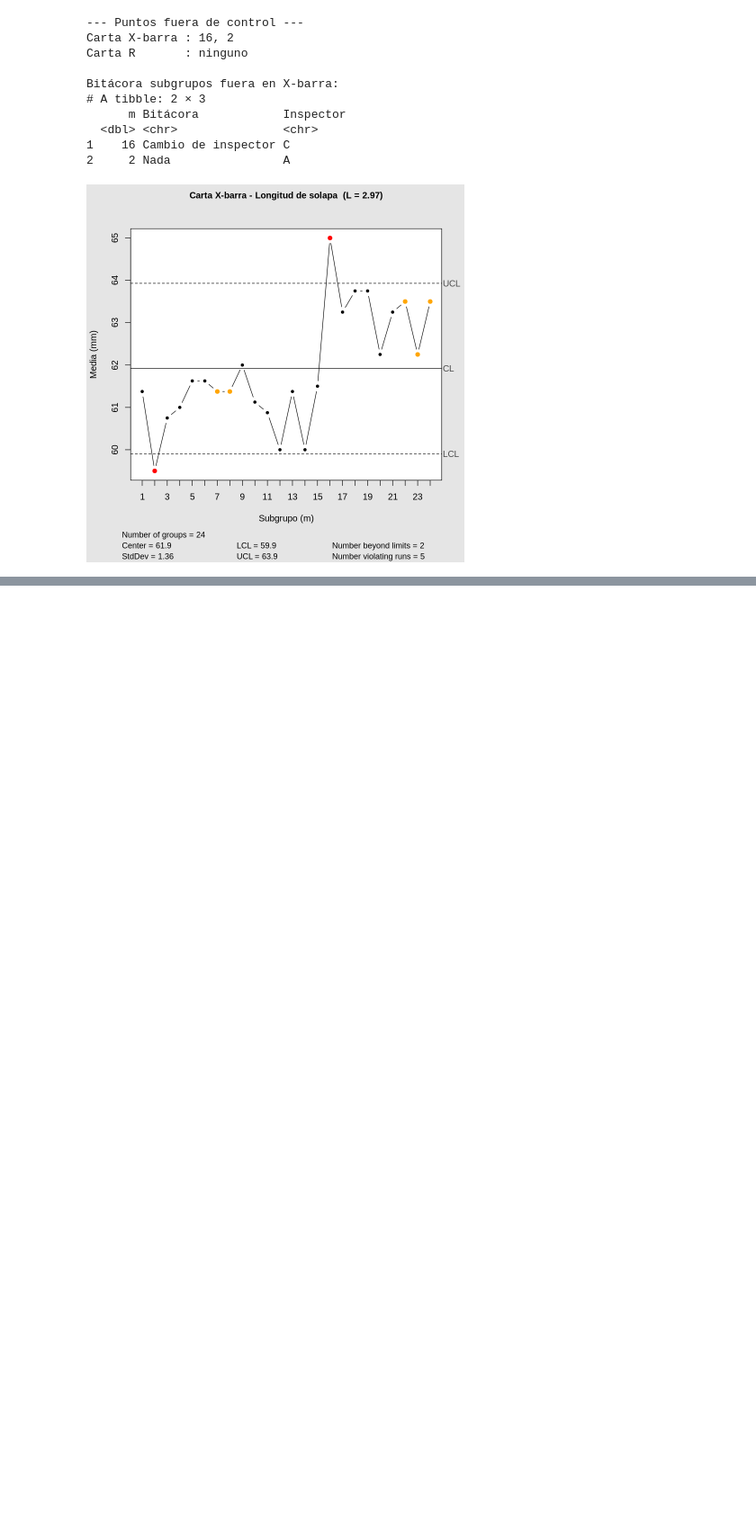
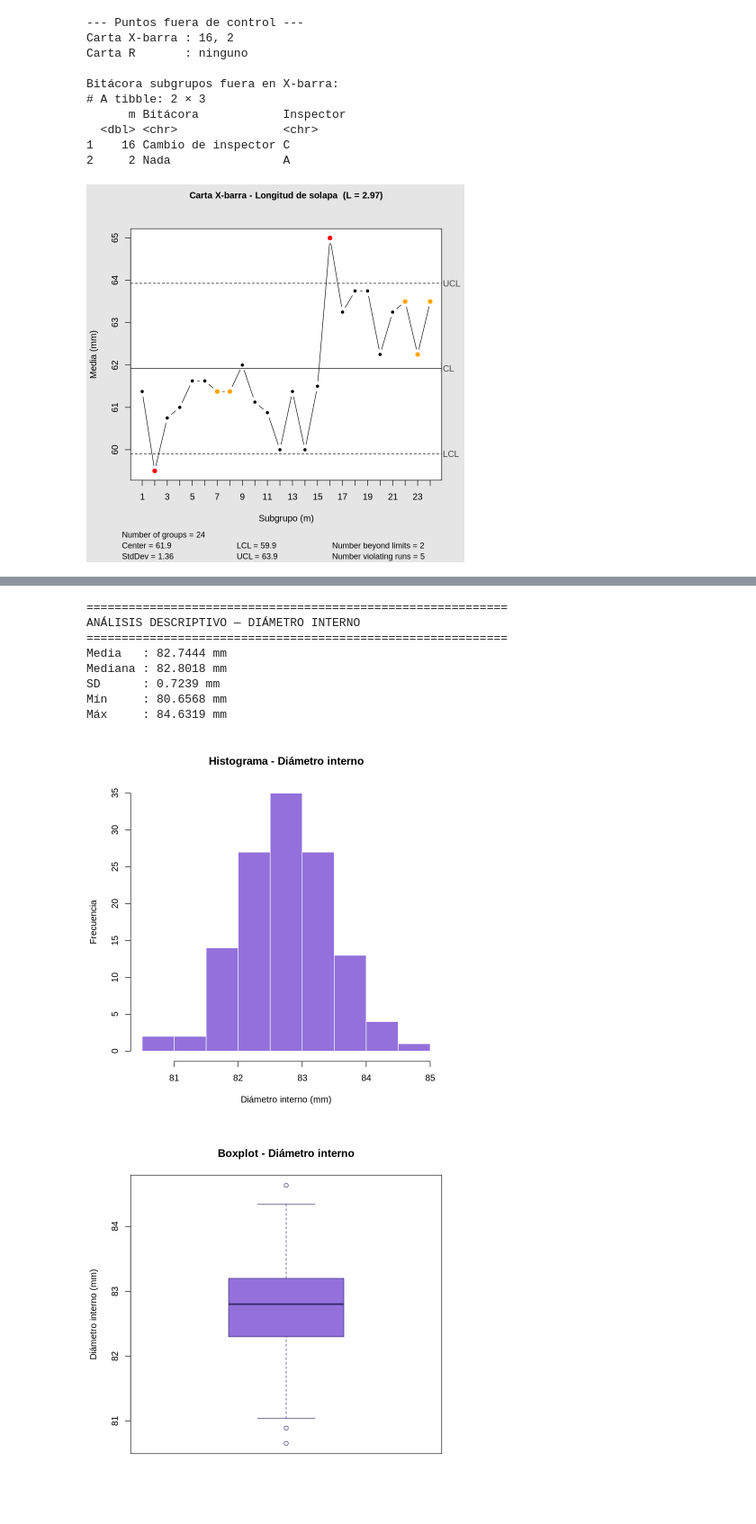
Before and after one commit to juanflo-svg/origami_quality_control, a Jupyter notebook: Copia_de_datos_RadioInterno_simulados.ipynb, the cells around one changed output, grey strips where cells are left out. Shown at 90% size. Cells and saved outputs as stored; diff of their text form; code cells hidden in the pictures; blank space fills up the shorter version.

```diff
--- a/Copia_de_datos_RadioInterno_simulados.ipynb
+++ b/Copia_de_datos_RadioInterno_simulados.ipynb
@@ -431,0 +300,64 @@ A matrix: 25 × 5 of type dbl
+# %%
+# ============================================================
+# ANÁLISIS DESCRIPTIVO
+# ============================================================
+
+valores_diam        <- as.vector(datos_diam)
+media_subgrupos_diam <- rowMeans(datos_diam)
+rango_subgrupos_diam <- apply(datos_diam, 1, function(x) max(x) - min(x))
+
+cat("============================================================\n")
+cat("ANÁLISIS DESCRIPTIVO — DIÁMETRO INTERNO\n")
+cat("============================================================\n")
+cat(sprintf("Media   : %.4f mm\n", mean(valores_diam)))
+cat(sprintf("Mediana : %.4f mm\n", median(valores_diam)))
+cat(sprintf("SD      : %.4f mm\n", sd(valores_diam)))
+cat(sprintf("Mín     : %.4f mm\n", min(valores_diam)))
+cat(sprintf("Máx     : %.4f mm\n", max(valores_diam)))
+
+# Histograma
+hist(valores_diam,
+     main = "Histograma - Diámetro interno",
+     xlab = "Diámetro interno (mm)",
+     ylab = "Frecuencia",
+     col  = "#9370DB", border = "white")
+
+# Boxplot general
+boxplot(valores_diam,
+        main  = "Boxplot - Diámetro interno",
+        ylab  = "Diámetro interno (mm)",
+        col   = "#9370DB", border = "#3A2A6E")
+
+# Observaciones individuales
+plot(valores_diam,
+     type = "b", pch = 19, cex = 0.7, col = "#9370DB",
+     main = "Observaciones individuales - Diámetro interno",
+     xlab = "Observación", ylab = "Diámetro interno (mm)")
+abline(h = mean(valores_diam), col = "red", lty = 2)
+
+# Media por subgrupo
+plot(1:m, media_subgrupos_diam,
+     type = "b", pch = 19, col = "#9370DB",
+     main = "Media por subgrupo - Diámetro interno",
+     xlab = "Subgrupo (aro)", ylab = "Media (mm)", xaxt = "n")
+axis(1, at = 1:m, labels = 1:m, cex.axis = 0.75)
+abline(h = mean(media_subgrupos_diam), col = "red", lty = 2)
+
+# Rango por subgrupo
+plot(1:m, rango_subgrupos_diam,
+     type = "b", pch = 19, col = "#5B8DB8",
+     main = "Rango por subgrupo - Diámetro interno",
+     xlab = "Subgrupo (aro)", ylab = "Rango (mm)", xaxt = "n")
+axis(1, at = 1:m, labels = 1:m, cex.axis = 0.75)
+abline(h = mean(rango_subgrupos_diam), col = "red", lty = 2)
+# %% [output]
+============================================================
+ANÁLISIS DESCRIPTIVO — DIÁMETRO INTERNO
+============================================================
+Media   : 82.7444 mm
+Mediana : 82.8018 mm
+SD      : 0.7239 mm
+Mín     : 80.6568 mm
+Máx     : 84.6319 mm
+[figure, added]
+[figure, added]
```
Also changed, not shown: parts of 6 cells of this notebook.
